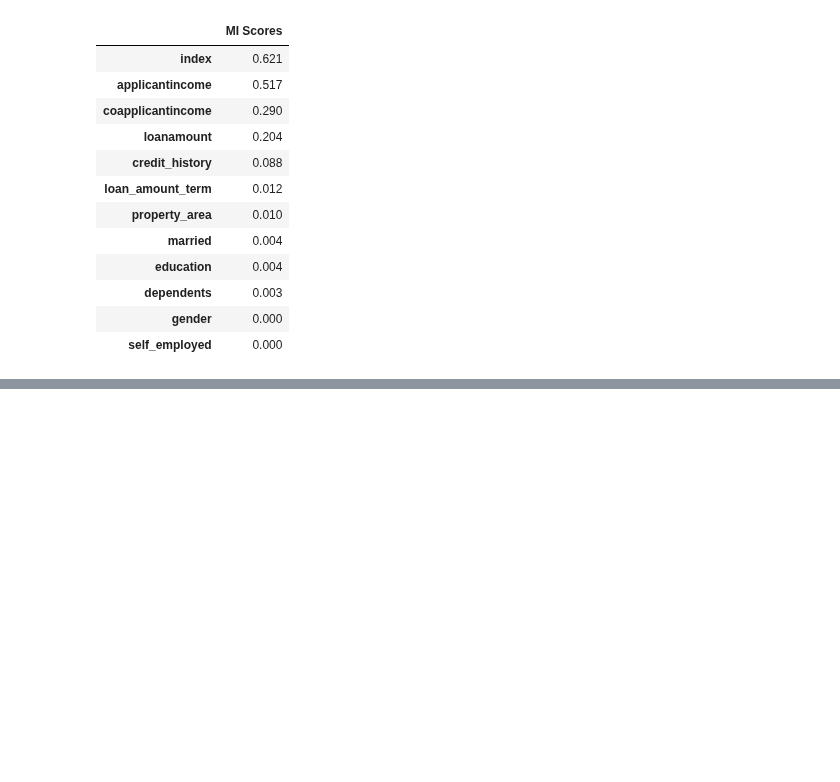
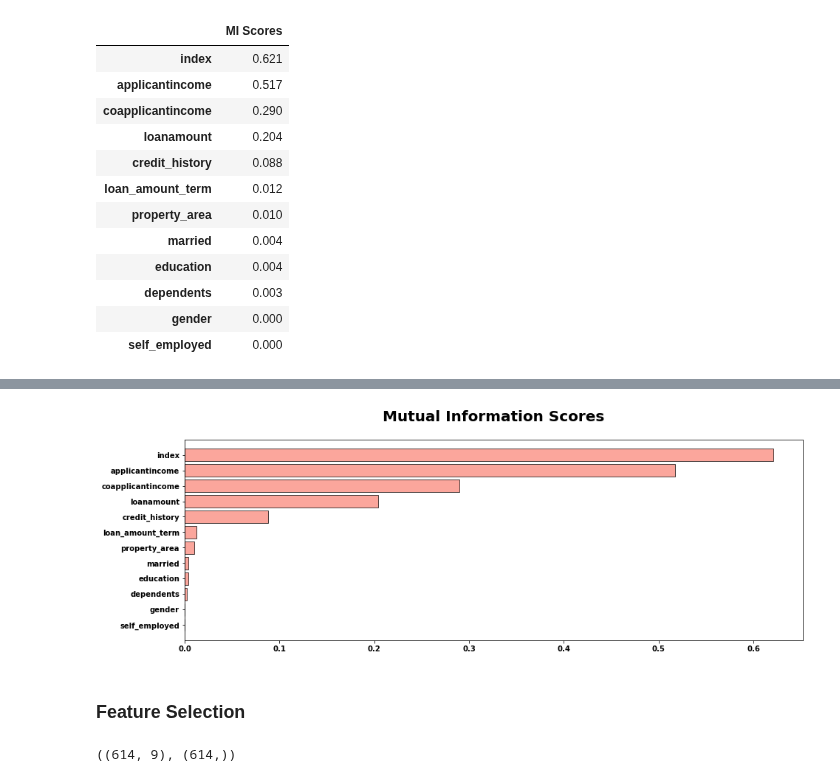
Before and after one commit to masete/Home-Loan-Approval, a Jupyter notebook: homeapproval.ipynb, the cells around one changed output, grey strips where cells are left out. Drawn from its saved outputs; the diff is of its cells as text; code cells hidden in the pictures; blank space fills up the shorter version.

Commit message:
feature selection

```diff
--- a/homeapproval.ipynb
+++ b/homeapproval.ipynb
@@ -1206,0 +1216,30 @@ mi_scores.to_frame()
+# %%
+# variables
+scores = mi_scores.sort_values(ascending=True)
+width = np.arange(len(scores))
+ticks = list(scores.index)
+# plotting
+plt.figure(figsize=(15, 5))
+plt.barh(width, scores, color="salmon", alpha=0.7, edgecolor="k")
+plt.yticks(width, ticks, weight="bold", )
+plt.xticks(weight="bold")
+plt.title("Mutual Information Scores",
+          weight="bold",
+          fontsize=20,
+          pad=25);
+# %% [output]
+[figure, added]
+# %% [markdown]
+### Feature Selection
+# %%
+# For now, let's just use income - current_job_yrs column
+# I'll update and maybe use feature engineering in the future
+features = ["applicantincome", "coapplicantincome", "loanamount", "credit_history",
+            "loan_amount_term", "property_area", "married","education","dependents"]
+
+X_features = df_train[features]
+y_labels = df_train["loan_status"]
+
+X_features.shape, y_labels.shape
+# %% [output]
+((614, 9), (614,))
```
Also changed, not shown: parts of 2 cells of this notebook.
